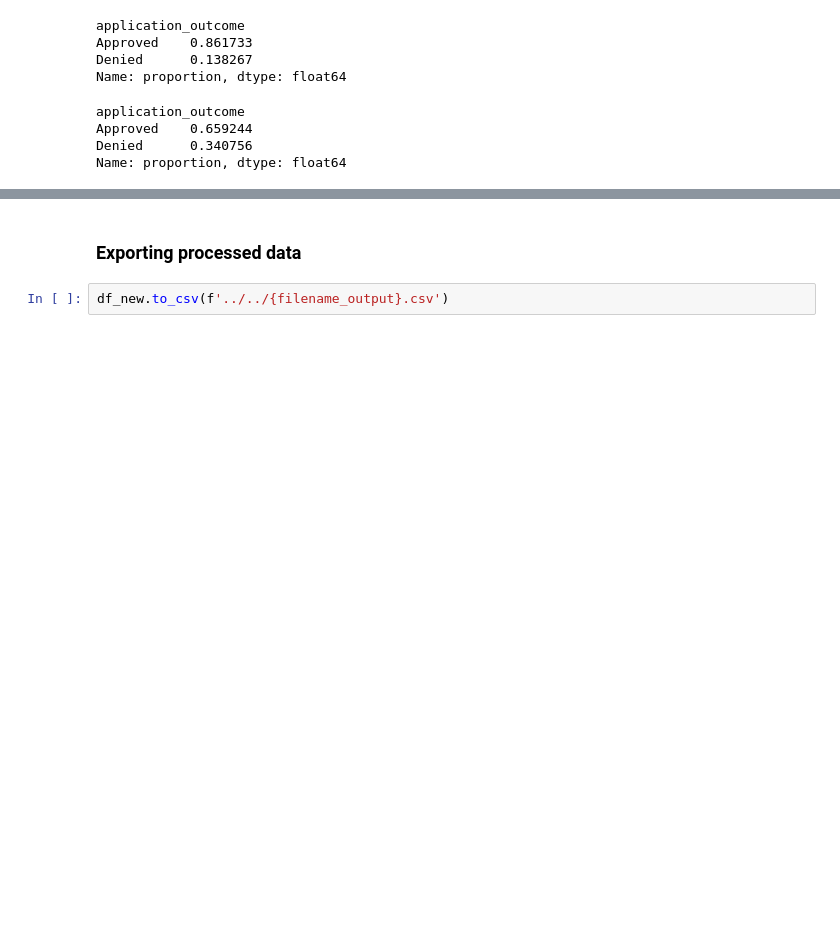
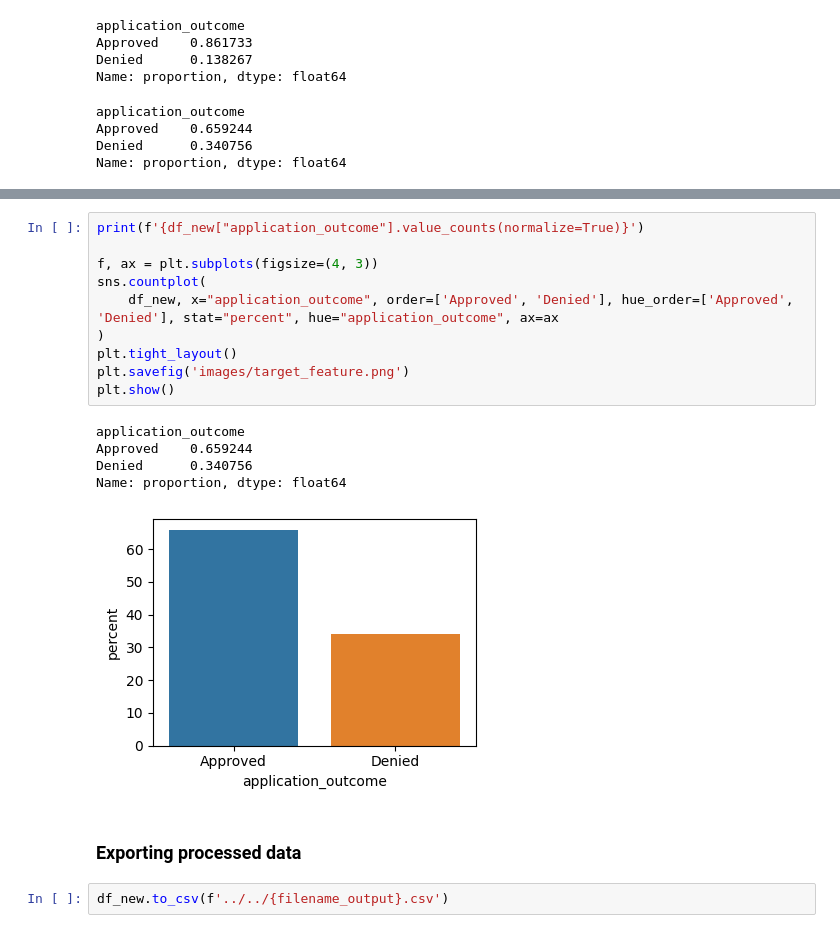
Before and after one commit to hpmartins/mlai-ucb-codes, a Jupyter notebook: capstone_project/file_2_analysis.ipynb, the cells around one changed output, grey strips where cells are left out. Saved outputs shown, nothing was run; the diff lists cells and outputs as text; blank space fills up the shorter version.

```diff
--- a/capstone_project/file_2_analysis.ipynb
+++ b/capstone_project/file_2_analysis.ipynb
@@ -442,3 +473,19 @@ Name: proportion, dtype: float64
+# %%
+print(f'{df_new["application_outcome"].value_counts(normalize=True)}')
+
+f, ax = plt.subplots(figsize=(4, 3))
+sns.countplot(
+    df_new, x="application_outcome", order=['Approved', 'Denied'], hue_order=['Approved', 'Denied'], stat="percent", hue="application_outcome", ax=ax
+)
+plt.tight_layout()
+plt.savefig('images/target_feature.png')
+plt.show()
+# %% [output]
+application_outcome
+Approved    0.659244
+Denied      0.340756
+Name: proportion, dtype: float64
+[figure, added]
 # %% [markdown]
 ### Exporting processed data
 # %%
```
Also changed, not shown: parts of 20 cells of this notebook, 19 other files.
